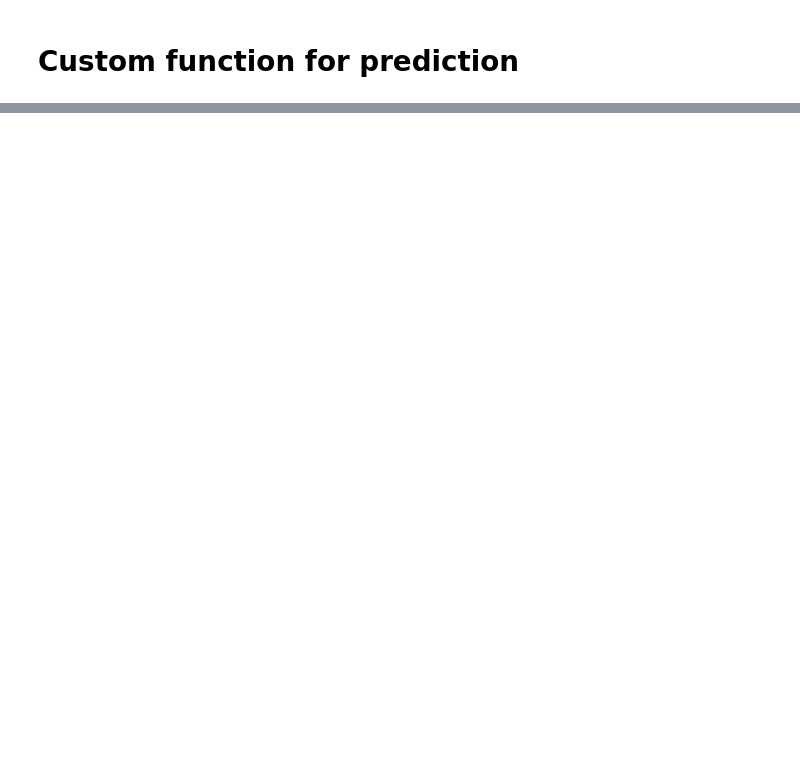
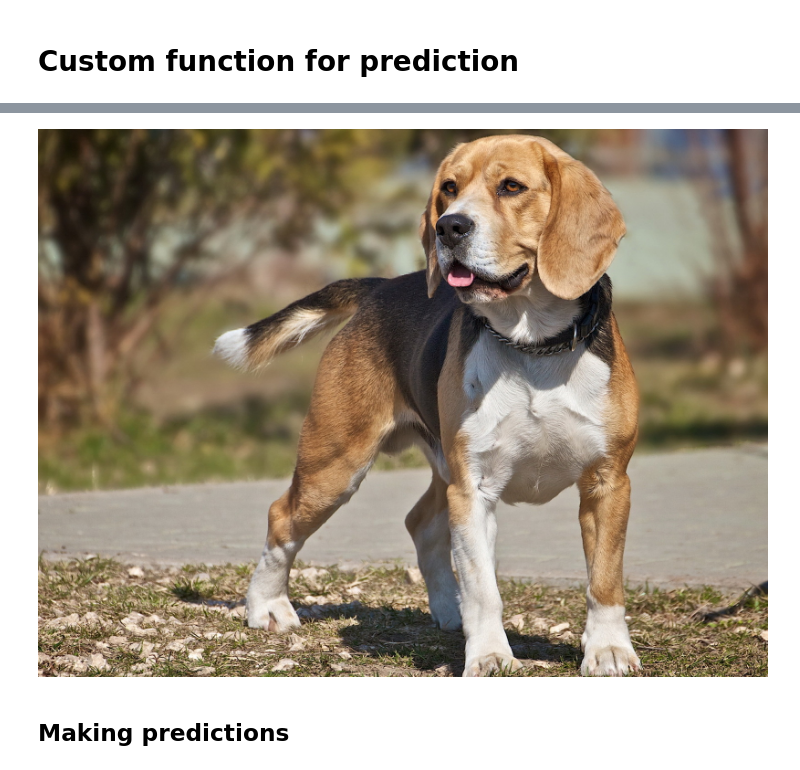
Before and after one commit to AlexandrErofeevsky/ITMO_home_tasks, a Jupyter notebook: MLT Task #5 Erofeevsky Alexandr.ipynb, the cells around one changed output, grey strips where cells are left out. Drawn from its saved outputs; the diff is of its cells as text; code cells hidden in the pictures; blank space fills up the shorter version.

```diff
--- a/MLT Task #5 Erofeevsky Alexandr.ipynb
+++ b/MLT Task #5 Erofeevsky Alexandr.ipynb
@@ -466,3 +474,9 @@ plt.show()
+# %%
+display(Image(filename='Dog.jpg'))
+# %% [output]
+[figure, added]
+# %% [markdown]
+## Making predictions
 # %%
 from keras.preprocessing.image import load_img, img_to_array
 import numpy as np
```
Also changed, not shown: parts of 12 cells of this notebook, 3 other files.
